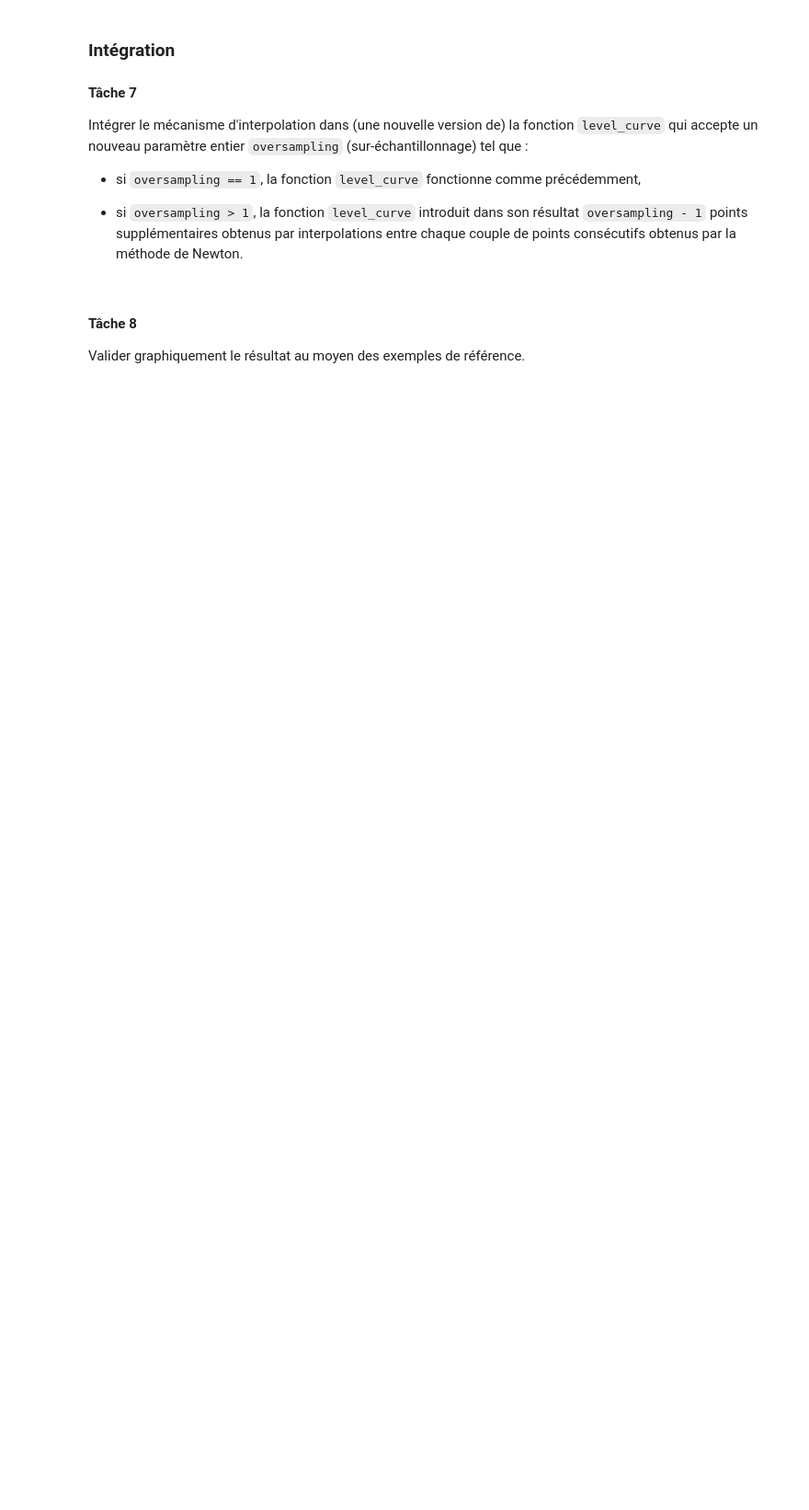
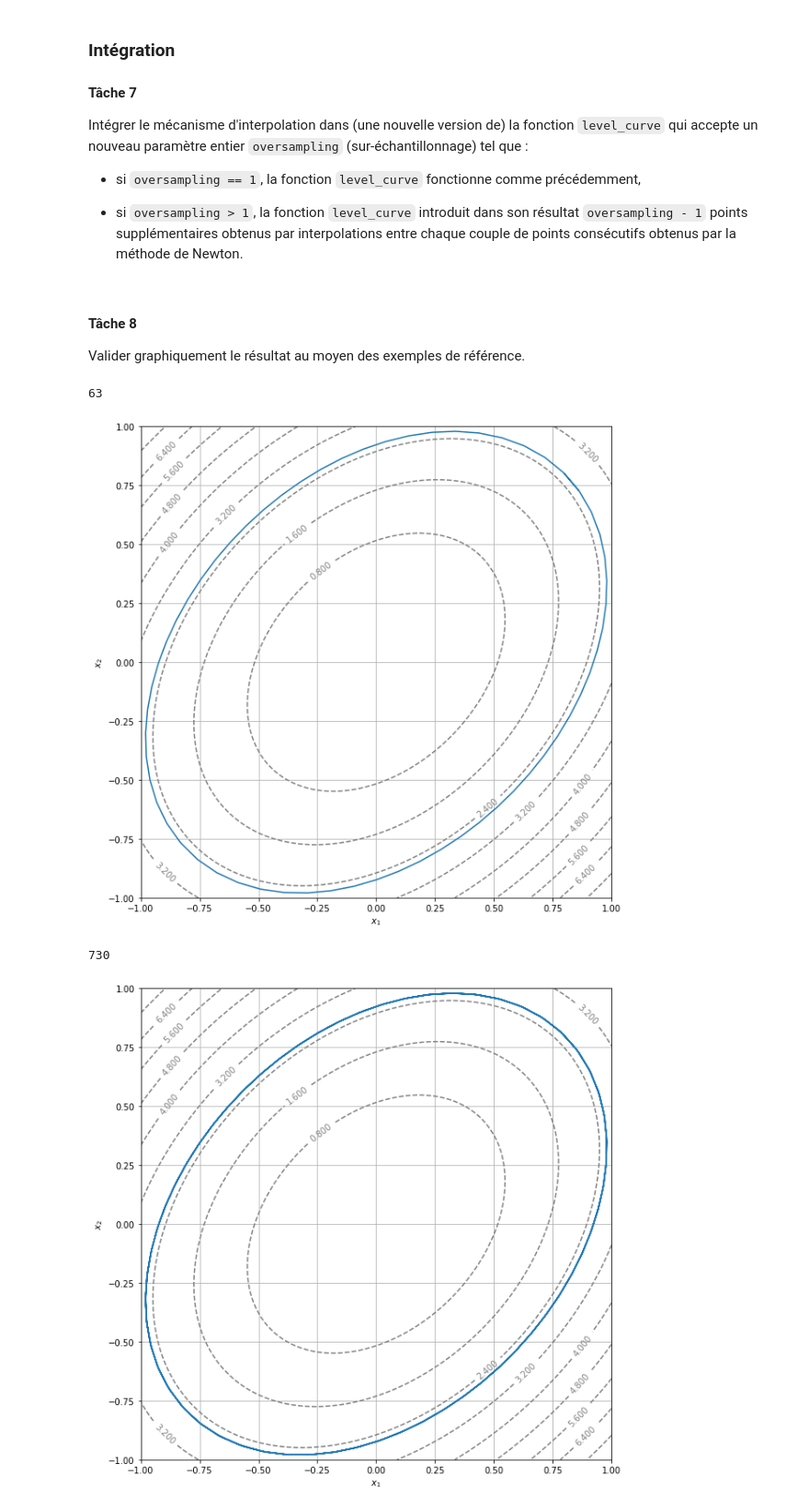
Before and after one commit to sophian-a/projet-calcul-diff, a Jupyter notebook: Akkari-Blanchiet.ipynb, the cells around one changed output. Shown at 92% size. Cells and saved outputs as stored; diff of their text form; code cells hidden in the pictures; blank space fills up the shorter version.

```diff
--- a/Akkari-Blanchiet.ipynb
+++ b/Akkari-Blanchiet.ipynb
@@ -449,7 +540,7 @@ def gamma(t,P1,P2,u1,u2):
     x2,y2=P2
     a1,b1=u1
     a2,b2=u2
-    if a1*b2 != a2*b1 : #on traite la cas où u1 et u2 ne sont pas colinéaires
+    if a1*b2 != a2*b1 : #cas où u1 et u2 ne sont pas colinéaires
         detu1u2=a1*b2-a2*b1
         detu1P1P2=a1*(y2-y1)-b1*(x2-x1)
         detP1P2u2=b2*(x2-x1)-a2*(y2-y1)
@@ -459,7 +550,7 @@ def gamma(t,P1,P2,u1,u2):
         d=y1
         e=2*b1*detP1P2u2/detu1u2
         f=2*b2*detu1P1P2/detu1u2-(y2-y1)
-        if detP1P2u2*detu1u2>0 and detu1P1P2*detu1u2 :#on vérifie que lambda et mu sont positifs
+        if detP1P2u2*detu1u2 > 0 and detu1P1P2*detu1u2 > 0 :#on vérifie que lambda et mu sont positifs
             return np.array([a+b*t+c*np.power(t,2),d+e*t+f*np.power(t,2)]) #on n'utilise que des fonctions vectorisées
     return np.array([x1+t*(x2-x1),y1+t*(y2-y1)])
 # %% [markdown]
@@ -500,3 +620,28 @@ def level_curve(f, x0, y0, delta=0.1, N=1000, eps=eps,oversampling=1):
 #### Tâche 8
 
 Valider graphiquement le résultat au moyen des exemples de référence.
+# %%
+def level_curve_graph_3(f, x0, y0, a, b, delta=.1, eps=eps, oversampling=1):
+    T=level_curve_3(f,x0,y0,delta,eps,oversampling)
+    Lx,Ly=[],[]
+    for point in T[0]:
+        Lx.append(point)
+    for point in T[1]:
+        Ly.append(point)
+    print(len(Lx))
+    display_contour(
+        f,
+        x=np.linspace(a, b, 100),
+        y=np.linspace(a, b, 100),
+        levels=10
+    )
+    plt.plot(Lx,Ly)
+    plt.show()
+
+level_curve_graph_3(f1,.8,.8,-1.0,1.0,.1,.00001,1)
+level_curve_graph_3(f1,.8,.8,-1.0,1.0,.1,.00001,3)
+# %% [output]
+63
+[figure, added]
+730
+[figure, added]
```
Also changed, not shown: parts of 5 cells of this notebook.
